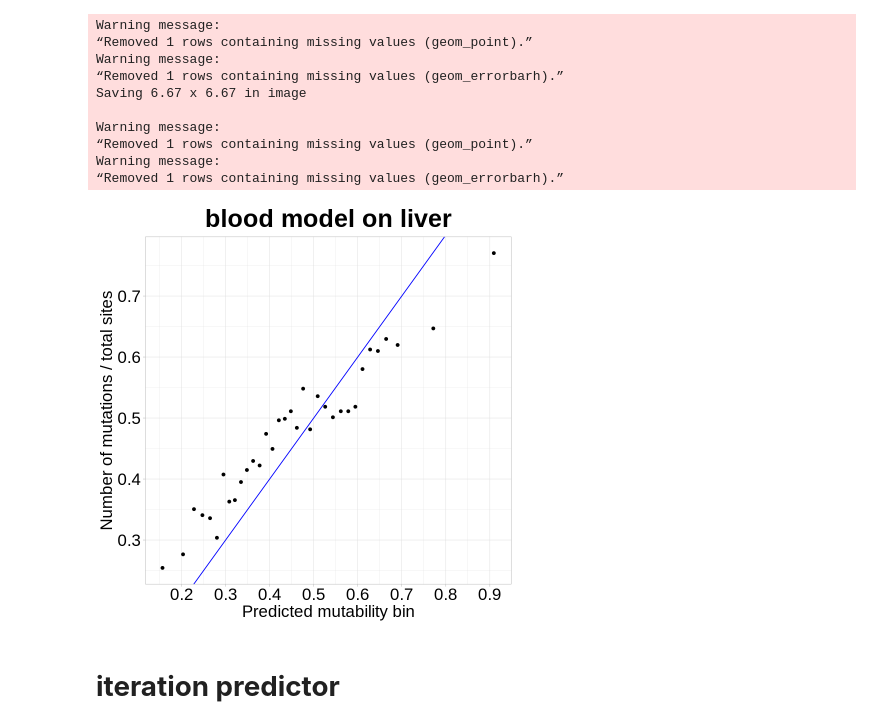
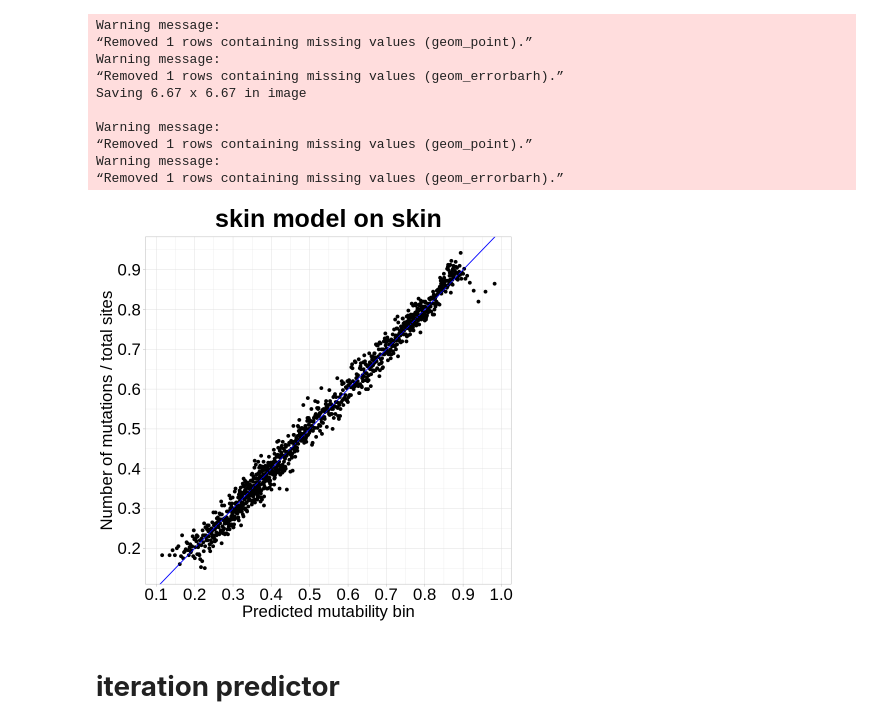
Before and after one commit to MadeleineOman/mutability, a Jupyter notebook: analysis/modules/plotting_scatter/plotting_scatter.ipynb, the cells around one changed output. Cells and saved outputs as stored; diff of their text form; code cells hidden in the pictures.

Commit message:
all the code for model5. i only did this model using notebooks and didnt implement into snakemake scripts

```diff
--- a/analysis/modules/plotting_scatter/plotting_scatter.ipynb
+++ b/analysis/modules/plotting_scatter/plotting_scatter.ipynb
@@ -4,9 +4,9 @@
 # bin_size_desiredMin = as.integer(args[2])
 # tissue = args[3]
 # tissue_predOn = args[4]
-tissue  = "blood"
-tissue_predOn = "liver"
-model_name = "model4"
+tissue  = "skin"
+tissue_predOn = "skin"
+model_name = "model5"
 bin_size_desiredMin = 400
 tmp_pathToFiles = "../../../" #an arbitrary variable i use to convert b/t the directory of the creator notebook (play mode) and the home directory (snakemake executible)
 
@@ -92,33 +92,33 @@ ggsave(filename)
 string_to_print = paste(round(sum(probs_df$mutation_status)/nrow(probs_df),2),"mutation Ratio",sep=" ")
 cat(string_to_print,file=error_output_file,sep="\n",append=TRUE)
 string_to_print = paste(nrow(probs_df)," totalSites_",sep=" ")
 cat(string_to_print,file=error_output_file,sep="\n",append=TRUE)
 string_to_print = paste(bin_size,"_sizedBinsNoOverlap",sep=" ")
 cat(string_to_print,file=error_output_file,sep="\n",append=TRUE)
 string_to_print = "errorBars = standard error"
 cat(string_to_print,file=error_output_file,sep="\n",append=TRUE)
 
 
 string_to_print = paste("accuracy of model on bins is",1-mean(abs(plotting_df$average_predicted_probs - plotting_df$average_proportion_mutations),na.rm=TRUE),sep=" ")
 cat(string_to_print,file=error_output_file,sep="\n",append=TRUE)
 string_to_print = paste("MAE of the model on the bins is",mean(abs(plotting_df$average_predicted_probs - plotting_df$average_proportion_mutations),na.rm=TRUE),sep=" ")
 cat(string_to_print,file=error_output_file,sep="\n",append=TRUE)
 
 #making the scatter linear model and printing detaisl to file
 fit<-lm(average_proportion_mutations~average_predicted_probs,data=plotting_df)
 string_to_print = paste("r-squared is",summary(fit)$r.squared,sep=" ")
 cat(string_to_print,file=error_output_file,sep="\n",append=TRUE)
 # %% [output]
 Warning message:
 “Removed 1 rows containing missing values (geom_point).”
 Warning message:
 “Removed 1 rows containing missing values (geom_errorbarh).”
 Saving 6.67 x 6.67 in image
 
 Warning message:
 “Removed 1 rows containing missing values (geom_point).”
 Warning message:
 “Removed 1 rows containing missing values (geom_errorbarh).”
-[figure, old version]
+[figure, new version]
 # %% [markdown]
 # **iteration predictor**
```
Also changed, not shown: parts of 3 cells of this notebook, 2 other files.
